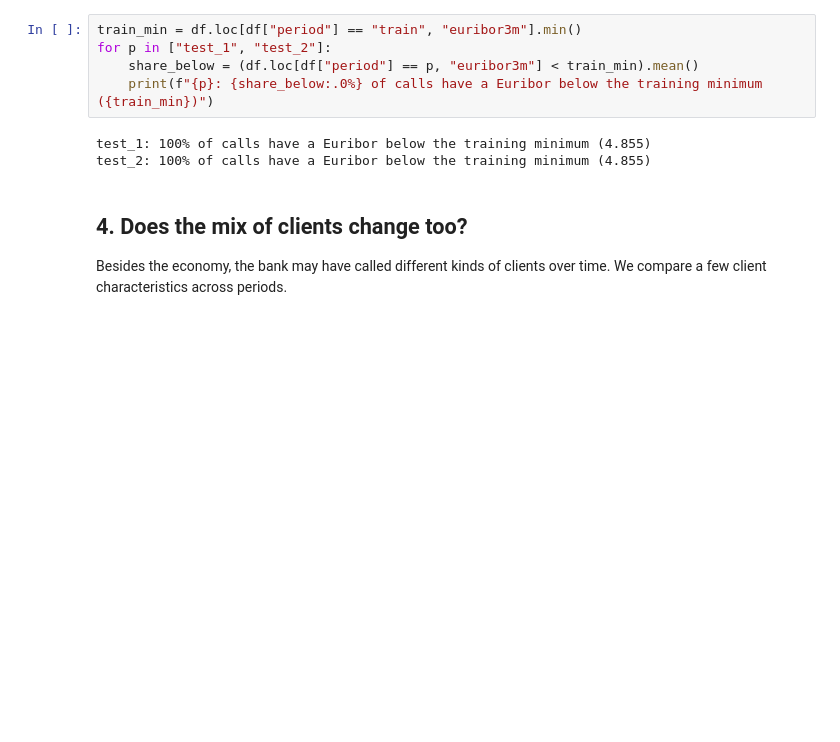
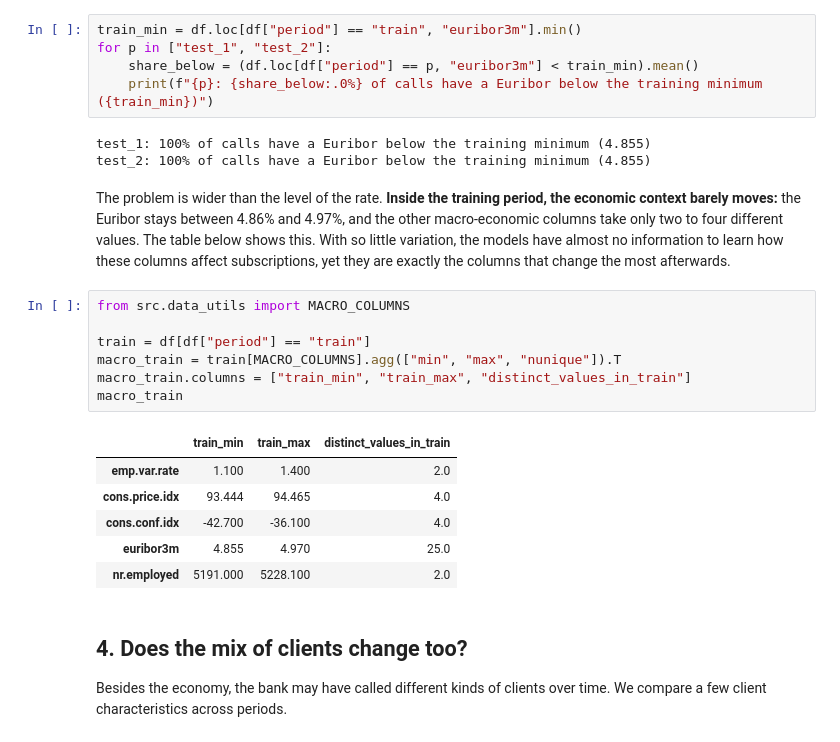
Before and after one commit to rinko789/bank-drift, a Jupyter notebook: notebooks/02_explore_time.ipynb, the cells around one changed output. Drawn from its saved outputs; the diff is of its cells as text; blank space fills up the shorter version.

```diff
--- a/notebooks/02_explore_time.ipynb
+++ b/notebooks/02_explore_time.ipynb
@@ -133,6 +133,22 @@ for p in ["test_1", "test_2"]:
 # %% [output]
 test_1: 100% of calls have a Euribor below the training minimum (4.855)
 test_2: 100% of calls have a Euribor below the training minimum (4.855)
+# %% [markdown]
+The problem is wider than the level of the rate. **Inside the training period, the economic context barely moves:** the Euribor stays between 4.86% and 4.97%, and the other macro-economic columns take only two to four different values. The table below shows this. With so little variation, the models have almost no information to learn how these columns affect subscriptions, yet they are exactly the columns that change the most afterwards.
+# %%
+from src.data_utils import MACRO_COLUMNS
+
+train = df[df["period"] == "train"]
+macro_train = train[MACRO_COLUMNS].agg(["min", "max", "nunique"]).T
+macro_train.columns = ["train_min", "train_max", "distinct_values_in_train"]
+macro_train
+# %% [output]
+|  | train_min | train_max | distinct_values_in_train |
+| emp.var.rate | 1.100 | 1.400 | 2.0 |
+| cons.price.idx | 93.444 | 94.465 | 4.0 |
+| cons.conf.idx | -42.700 | -36.100 | 4.0 |
+| euribor3m | 4.855 | 4.970 | 25.0 |
+| nr.employed | 5191.000 | 5228.100 | 2.0 |
 # %% [markdown]
 ## 4. Does the mix of clients change too?
 
```
Also changed, not shown: parts of 2 cells of this notebook, 2 other files.
